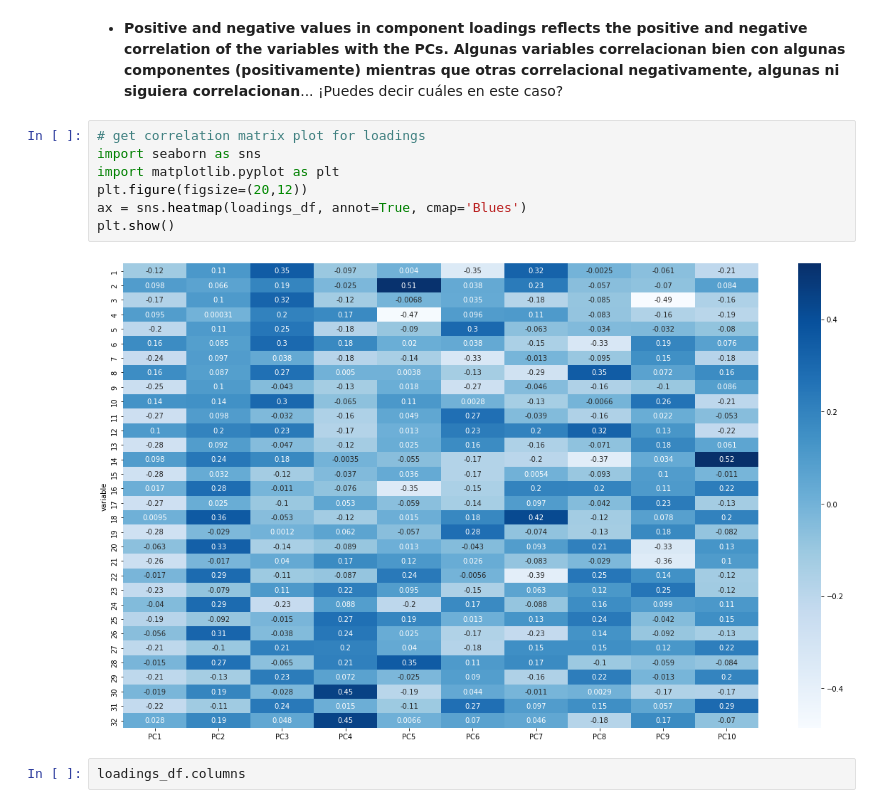
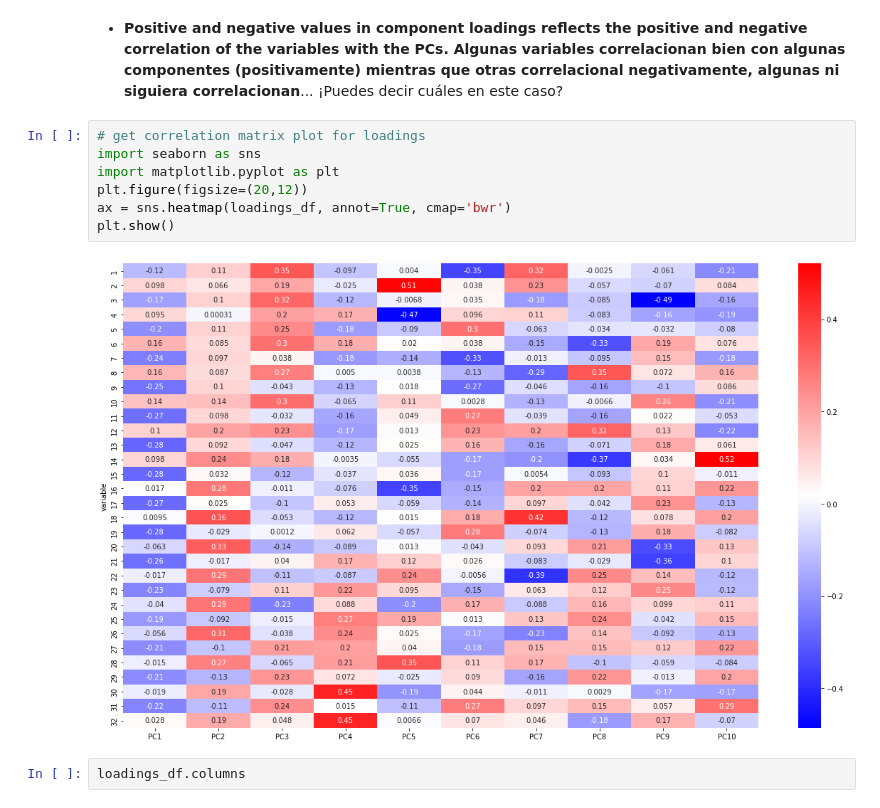
Before and after one commit to sierraporta/data_science_course_UTB, a Jupyter notebook: Clase6/PCA_introduction.ipynb, the cells around one changed output. Cells and saved outputs as stored; diff of their text form.

```diff
--- a/Clase6/PCA_introduction.ipynb
+++ b/Clase6/PCA_introduction.ipynb
@@ -181,12 +205,12 @@ loadings_df
 # %%
 # get correlation matrix plot for loadings
 import seaborn as sns
 import matplotlib.pyplot as plt
 plt.figure(figsize=(20,12))
-ax = sns.heatmap(loadings_df, annot=True, cmap='Blues')
+ax = sns.heatmap(loadings_df, annot=True, cmap='bwr')
 plt.show()
 # %% [output]
-[figure, old version]
+[figure, new version]
 # %%
 loadings_df.columns
 # %% [output]
```
Also changed, not shown: parts of 6 cells of this notebook.
